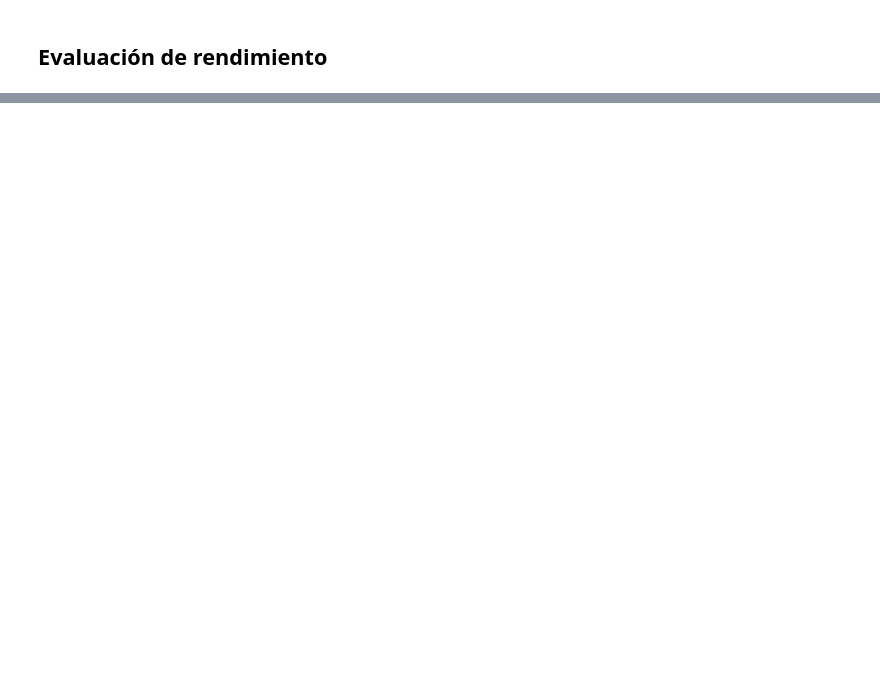
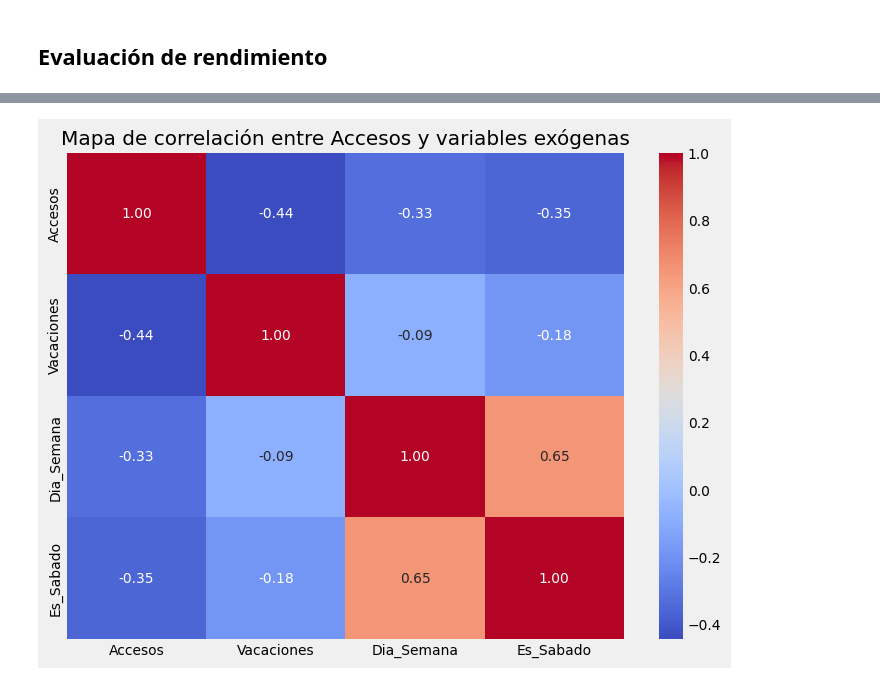
Before and after one commit to BrendanRubilar/IA_Library_Proyect, a Jupyter notebook: LibraryUseRF.ipynb, the cells around one changed output, grey strips where cells are left out. Cells and saved outputs as stored; diff of their text form; code cells hidden in the pictures; blank space fills up the shorter version.

```diff
--- a/LibraryUseRF.ipynb
+++ b/LibraryUseRF.ipynb
@@ -287,0 +288,17 @@ Error Porcentual Absoluto Medio (MAPE): 139.25%
+# %%
+import seaborn as sns
+import matplotlib.pyplot as plt
+
+# Selecciona solo las columnas numéricas relevantes
+corr_df = daily_counts_full[['Accesos', 'Vacaciones', 'Dia_Semana', 'Es_Sabado']]
+
+# Calcula la matriz de correlación
+corr_matrix = corr_df.corr()
+
+# Mapa de calor
+plt.figure(figsize=(8, 6))
+sns.heatmap(corr_matrix, annot=True, cmap='coolwarm', fmt=".2f")
+plt.title('Mapa de correlación entre Accesos y variables exógenas')
+plt.show()
+# %% [output]
+[figure, added]
```
Also changed, not shown: parts of 5 cells of this notebook, 2 other files.
